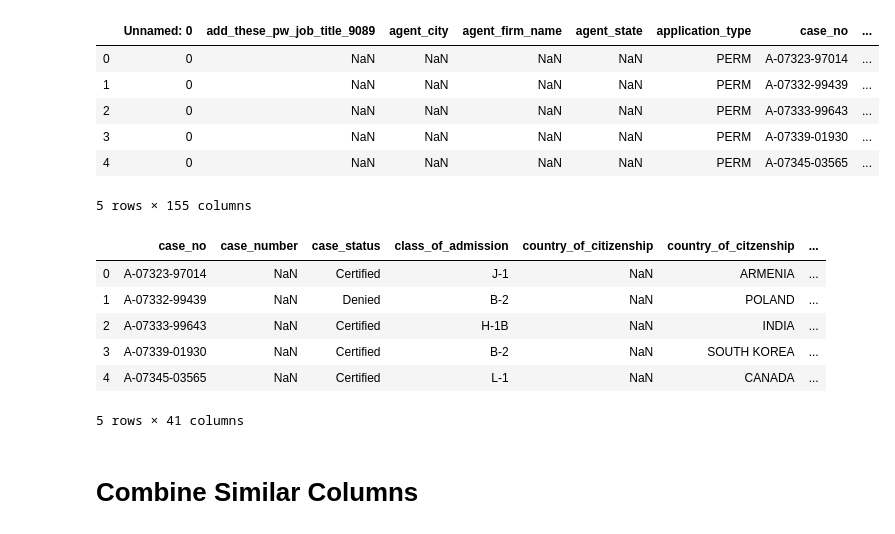
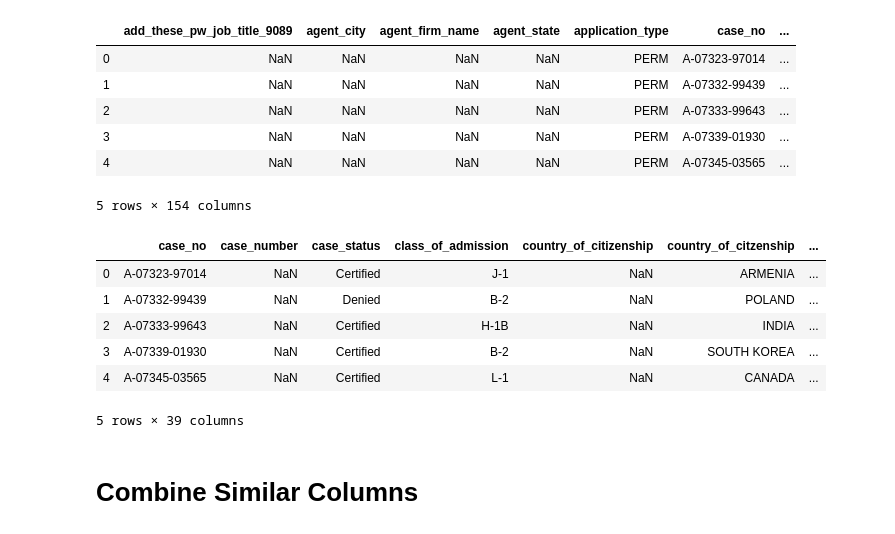
Before and after one commit to cjsessa/ETL-Project, a Jupyter notebook: code/Visa Jupyter Notebook.ipynb, the cells around one changed output. Cells and saved outputs as stored; diff of their text form; code cells hidden in the pictures.

```diff
--- a/code/Visa Jupyter Notebook.ipynb
+++ b/code/Visa Jupyter Notebook.ipynb
@@ -7,15 +7,15 @@ from config import postgres_password
 # %%
-csv_file = "../Data/us_perm_visas.csv"
+csv_file = "../Resources/Visas/us_perm_visas.csv"
 visa_data_df = pd.read_csv(csv_file)
 visa_data_df.head()
 # %% [output]
-|  | Unnamed: 0 | add_these_pw_job_title_9089 | agent_city | agent_firm_name | agent_state | application_type | case_no | ... |
-| 0 | 0 | NaN | NaN | NaN | NaN | PERM | A-07323-97014 | ... |
-| 1 | 0 | NaN | NaN | NaN | NaN | PERM | A-07332-99439 | ... |
-| 2 | 0 | NaN | NaN | NaN | NaN | PERM | A-07333-99643 | ... |
-| 3 | 0 | NaN | NaN | NaN | NaN | PERM | A-07339-01930 | ... |
-| 4 | 0 | NaN | NaN | NaN | NaN | PERM | A-07345-03565 | ... |
+|  | add_these_pw_job_title_9089 | agent_city | agent_firm_name | agent_state | application_type | case_no | ... |
+| 0 | NaN | NaN | NaN | NaN | PERM | A-07323-97014 | ... |
+| 1 | NaN | NaN | NaN | NaN | PERM | A-07332-99439 | ... |
+| 2 | NaN | NaN | NaN | NaN | PERM | A-07333-99643 | ... |
+| 3 | NaN | NaN | NaN | NaN | PERM | A-07339-01930 | ... |
+| 4 | NaN | NaN | NaN | NaN | PERM | A-07345-03565 | ... |
-5 rows × 155 columns
+5 rows × 154 columns
 # %%
 # Keep Important Columns
 small_col_visa_df = visa_data_df[["case_no",
@@ -65,7 +65,7 @@ small_col_visa_df.head()
 | 2 | A-07333-99643 | NaN | Certified | H-1B | NaN | INDIA | ... |
 | 3 | A-07339-01930 | NaN | Certified | B-2 | NaN | SOUTH KOREA | ... |
 | 4 | A-07345-03565 | NaN | Certified | L-1 | NaN | CANADA | ... |
-5 rows × 41 columns
+5 rows × 39 columns
 # %% [markdown]
 # Combine Similar Columns
 # %%
```
Also changed, not shown: parts of 7 cells of this notebook, 1 other file.
